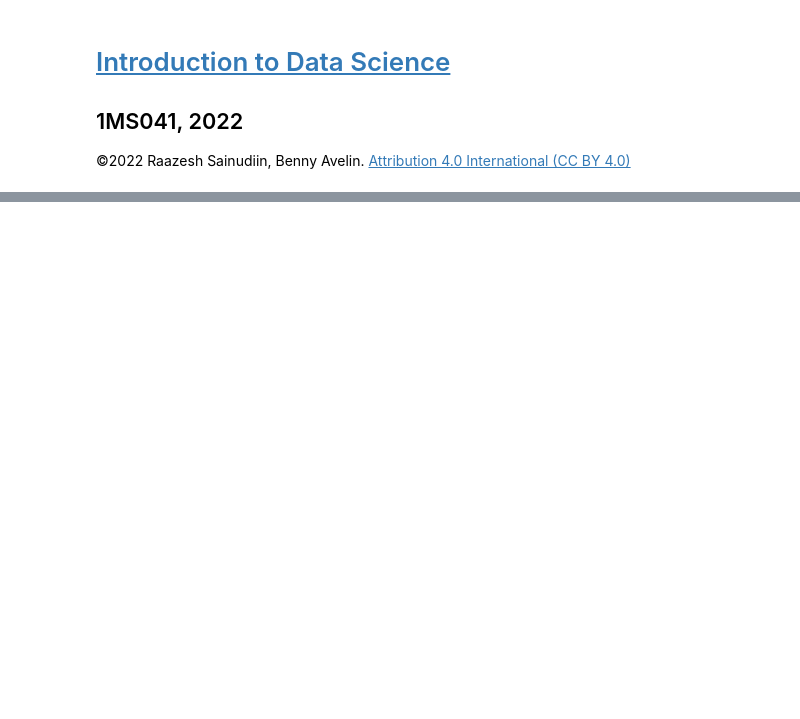
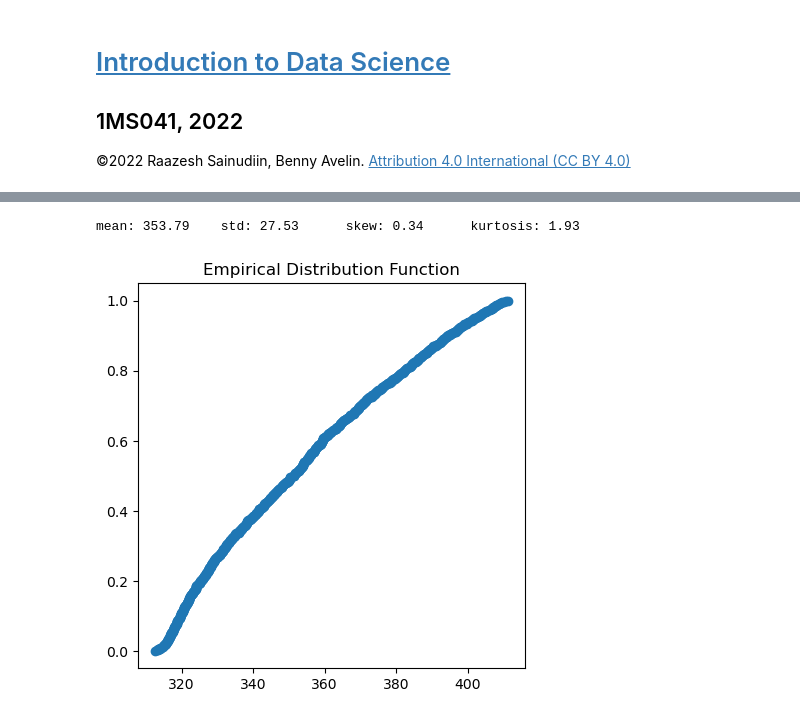
Before and after one commit to datascience-intro/1MS041-2022, a Jupyter notebook: notebooks/03-ProbSS2.ipynb, the cells around one changed output, grey strips where cells are left out. Drawn from its saved outputs; the diff is of its cells as text; code cells hidden in the pictures; blank space fills up the shorter version.

```diff
--- a/notebooks/03-ProbSS2.ipynb
+++ b/notebooks/03-ProbSS2.ipynb
@@ -14,0 +158,5 @@ showURL('https://www.sympy.org/en/index.html')
+# %%
+from Utils import basic_stats
+basic_stats(average)
+# %% [output]
+mean: 353.79    std: 27.53      skew: 0.34      kurtosis: 1.93
@@ -14,0 +165,4 @@ showURL('https://www.sympy.org/en/index.html')
+# %%
+plotEDF(makeEMF(average))
+# %% [output]
+[figure, added]
```
Also changed, not shown: parts of 29 cells of this notebook, 3 other files.
